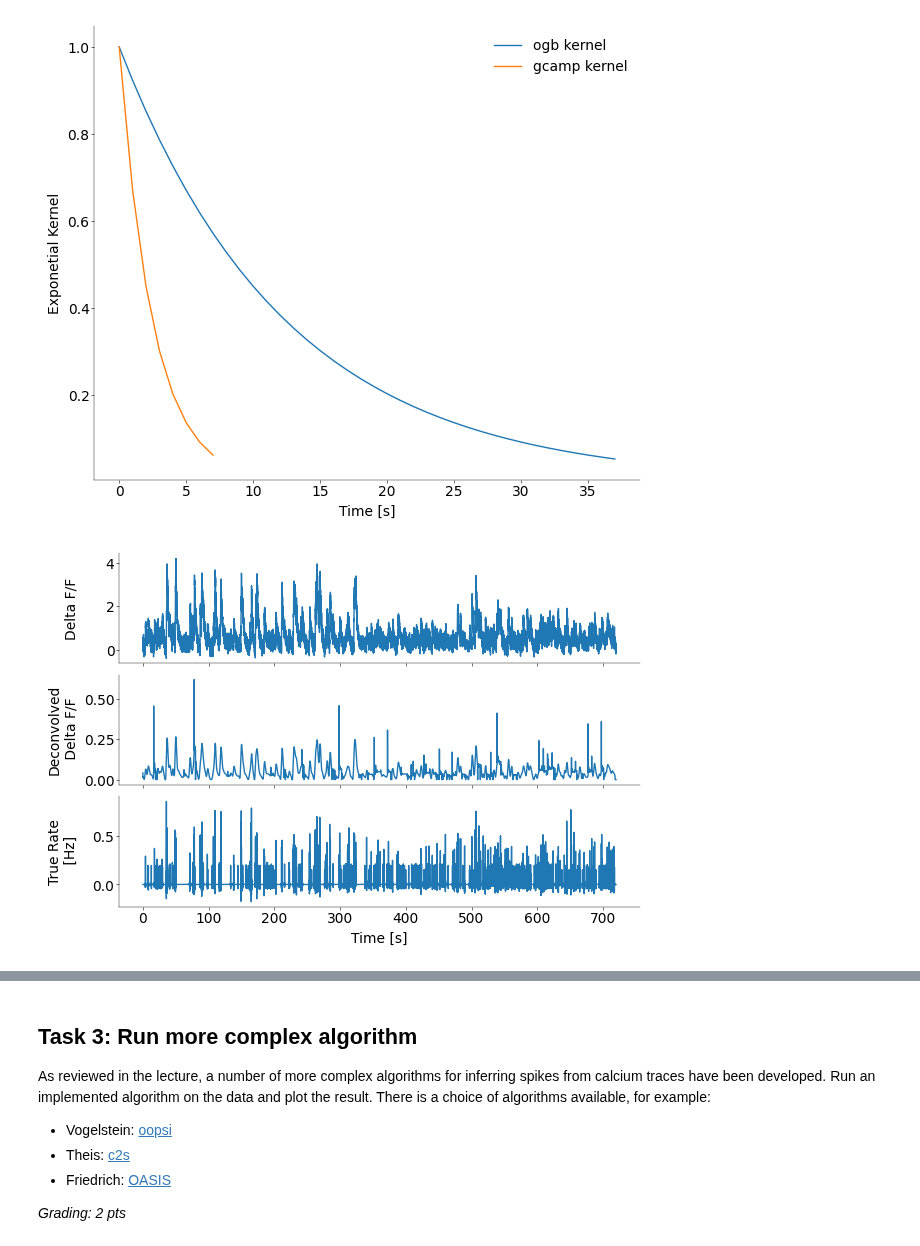
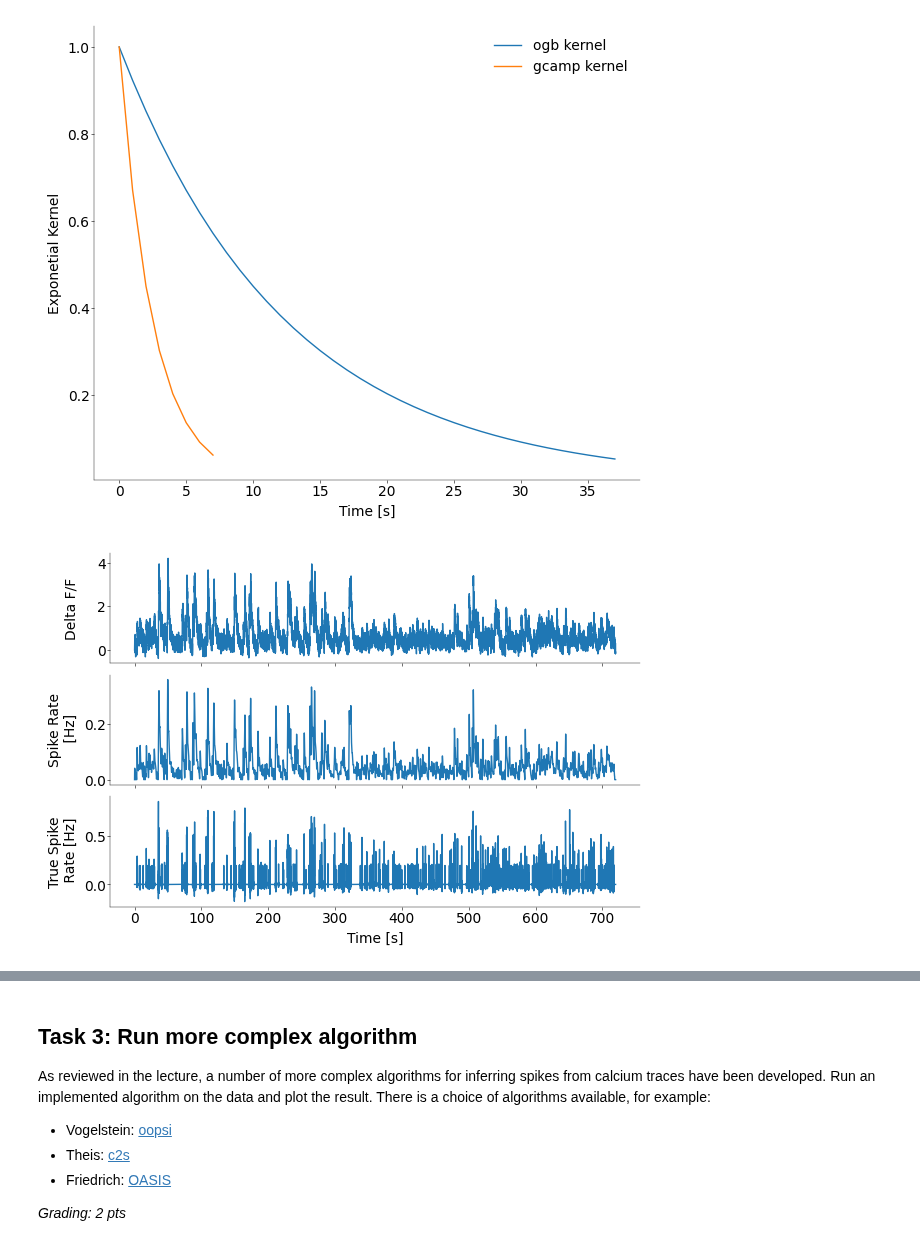
Before and after one commit to weygoldt/neuraldatascience, a Jupyter notebook: notebooks/CodingLab3_Root_Wendt_Weygoldt.ipynb, the cells around one changed output, grey strips where cells are left out. Drawn from its saved outputs; the diff is of its cells as text; code cells hidden in the pictures.

```diff
--- a/notebooks/CodingLab3_Root_Wendt_Weygoldt.ipynb
+++ b/notebooks/CodingLab3_Root_Wendt_Weygoldt.ipynb
@@ -200,13 +199,13 @@ def deconv_ca(ca, tau, dt):
     """
 
     # get the filter coefficients
-    coeffs = signal.butter(4, 0.3, "lowpass", fs=dt, output="sos")
+    coeffs = signal.butter(4, tau + 0.3, "lowpass", fs=dt, output="sos")
     # pass the filter coefficients  and the data to the filter function
     filtered_data = signal.sosfiltfilt(sos=coeffs, x=ca)
 
     # initialize the smoothing algorithm
     n = 0
-    while n < 5000:
+    while n < 10000:
         # find all peaks in the filtered data
         all_peaks = signal.find_peaks(filtered_data)[0]
         diff_peaks = np.abs(np.diff(filtered_data[all_peaks]))
@@ -214,10 +213,11 @@ def deconv_ca(ca, tau, dt):
         p_min = np.argmin(diff_peaks)
         # set the datapoints around the peak to the mean of the segment
         datapoints = 25
-        mean_segment = np.mean(
+        mean_segment = signal.medfilt(
             filtered_data[
                 np.arange(all_peaks[p_min] - datapoints, all_peaks[p_min] + datapoints)
-            ]
+            ],
+            5,
         )
         # replace the datapoints with the mean
         filtered_data[
@@ -259,24 +259,24 @@ ax.legend()
 # %%
 # OGB
 fig, axs = plt.subplots(
     3,
     1,
     figsize=(6, 4),
     height_ratios=[1, 1, 1],
     gridspec_kw=dict(hspace=0),
     sharex=True,
 )
 
 axs[0].plot(time_ogb_dec, calcium_ogb_cell_dec, label="ogb")
 axs[1].plot(time_ogb_dec, deconv_calcium_ogb_cell, label="ogb dec")
 axs[2].plot(time_ogb_dec, spike_ogb_cell_dec, label="ogb spike")
 axs[2].set_xlabel("Time [s]")
 axs[0].set_ylabel("Delta F/F")
-axs[1].set_ylabel("Deconvolved\n Delta F/F")
-axs[2].set_ylabel("True Rate\n [Hz]")
+axs[1].set_ylabel("Spike Rate\n [Hz]")
+axs[2].set_ylabel("True Spike\n Rate [Hz]")
 fig.align_labels()
 # %% [output]
-[figure, old version]
+[figure, new version]
 # %%
 # GCAMP
 fig, axs = plt.subplots(
```
Also changed, not shown: parts of 8 cells of this notebook, 1 other file.
